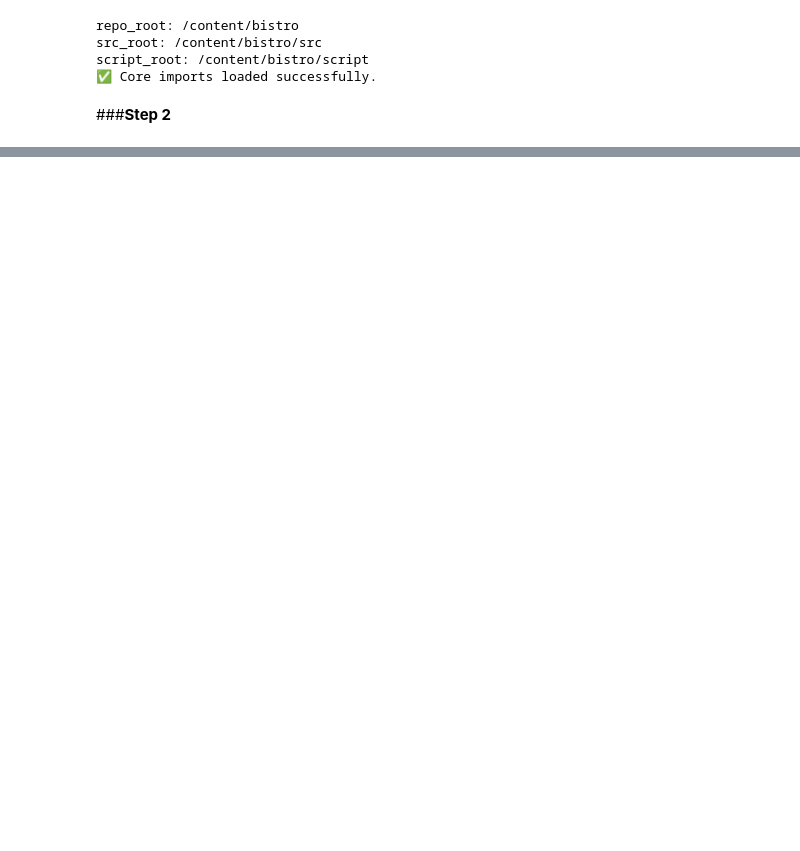
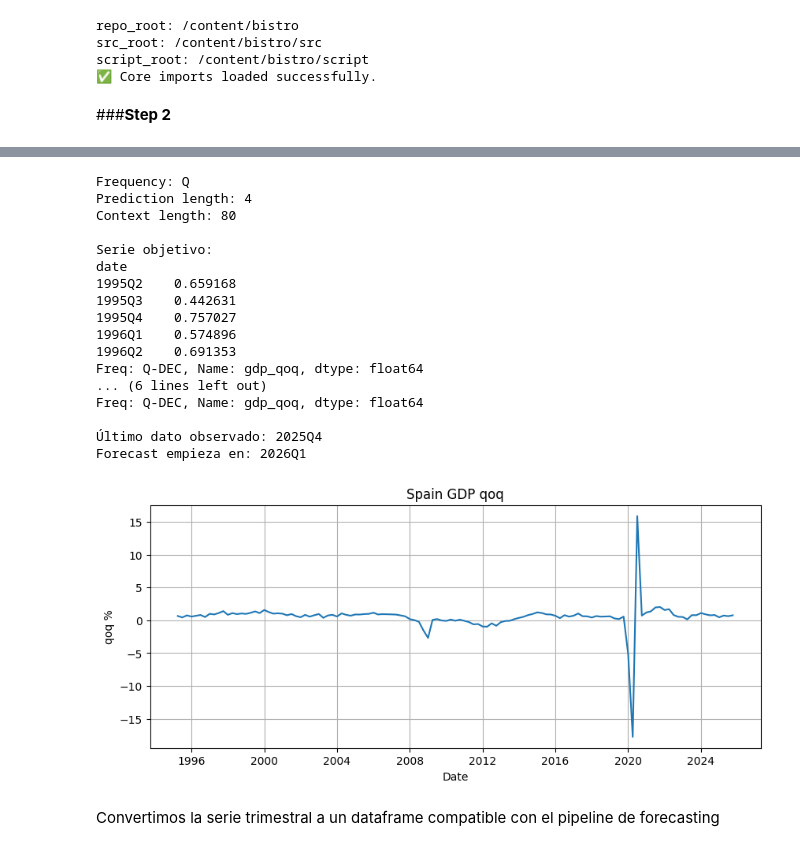
Before and after one commit to angelagdca/GDP_first_model, a Jupyter notebook: GDP_model_firstry.ipynb, the cells around one changed output, grey strips where cells are left out. Drawn from its saved outputs; the diff is of its cells as text; code cells hidden in the pictures; blank space fills up the shorter version.

```diff
--- a/GDP_model_firstry.ipynb
+++ b/GDP_model_firstry.ipynb
@@ -123,0 +148,12 @@ Carpeta creada en: /content/bistro/data
+# %%
+from pathlib import Path
+import os
+
+repo_root = Path("/content/GDP_first_model")
+data_dir = repo_root / "data"
+
+print("data_dir:", data_dir)
+print("data exists:", data_dir.exists())
+
+if data_dir.exists():
+    print("files in data:", os.listdir(data_dir))
@@ -123,0 +250,60 @@ Carpeta creada en: /content/bistro/data
+# %%
+import matplotlib.pyplot as plt
+
+#Parámetros del forecast
+FREQ = "Q"
+PDT = 4  #prediction length: 4 trimestres
+CTX = 80 #context length: 80 trimestres
+BSZ = 32
+PSZ = 32
+
+print("Frequency:", FREQ)
+print("Prediction length:", PDT)
+print("Context length:", CTX)
+
+#Serie objetivo final
+ts = df_target[target_col].copy()
+
+print()
+print("Serie objetivo:")
+print(ts.head())
+print(ts.tail())
+
+#Elegimos el punto desde el que queremos empezar a forecastar
+
+#Primer experimento: forecast al final de la muestra
+forecast_start = ts.index[-1] + 1
+
+print()
+print("Último dato observado:", ts.index[-1])
+print("Forecast empieza en:", forecast_start)
+
+#Visualización rápida de la serie
+plt.figure(figsize=(10, 4))
+plt.plot(ts.index.to_timestamp(), ts.values)
+plt.title("Spain GDP qoq")
+plt.xlabel("Date")
+plt.ylabel("qoq %")
+plt.grid(True)
+plt.show()
+# %% [output]
+Frequency: Q
+Prediction length: 4
+Context length: 80
+
+Serie objetivo:
+date
+1995Q2    0.659168
+1995Q3    0.442631
+1995Q4    0.757027
+1996Q1    0.574896
+1996Q2    0.691353
+Freq: Q-DEC, Name: gdp_qoq, dtype: float64
+... (6 lines left out)
+Freq: Q-DEC, Name: gdp_qoq, dtype: float64
+
+Último dato observado: 2025Q4
+Forecast empieza en: 2026Q1
+[figure, added]
+# %% [markdown]
+Convertimos la serie trimestral a un dataframe compatible con el pipeline de forecasting
```
Also changed, not shown: parts of 35 cells of this notebook.
